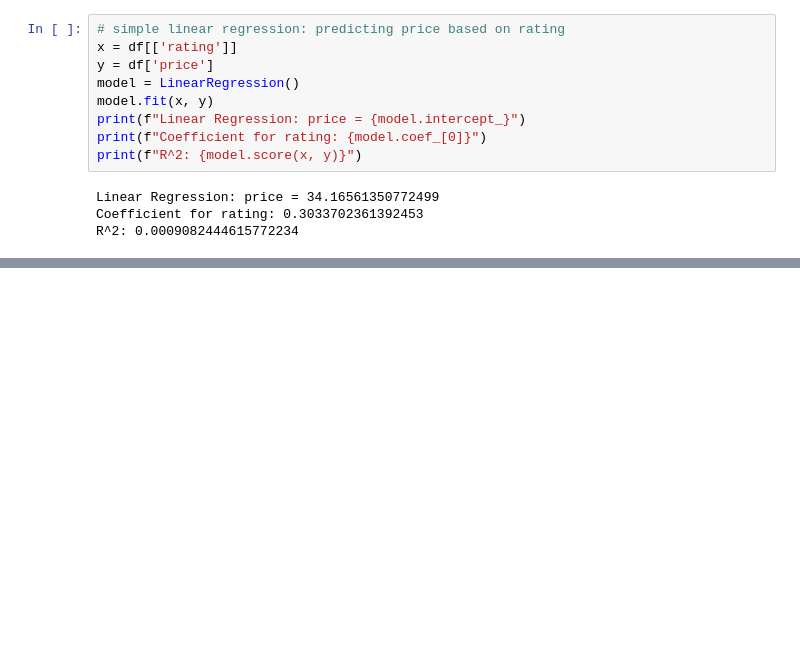
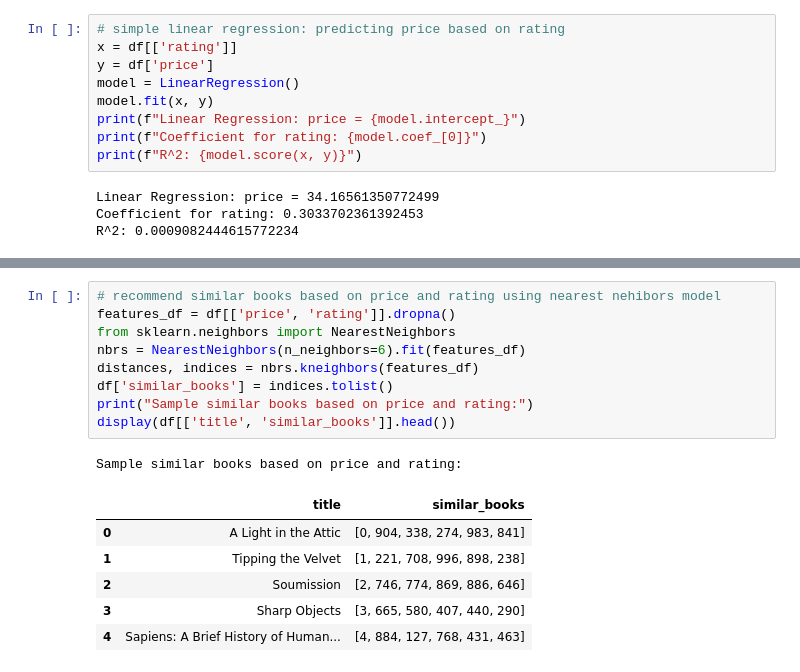
Before and after one commit to goyumsamuditha/project, a Jupyter notebook: question2_social_media_analysis/analysis/EDA_Analysis.ipynb, the cells around one changed output, grey strips where cells are left out. Saved outputs shown, nothing was run; the diff lists cells and outputs as text; blank space fills up the shorter version.

```diff
--- a/question2_social_media_analysis/analysis/EDA_Analysis.ipynb
+++ b/question2_social_media_analysis/analysis/EDA_Analysis.ipynb
@@ -87,0 +147,17 @@ R^2: 0.0009082444615772234
+# %%
+# recommend similar books based on price and rating using nearest nehibors model
+features_df = df[['price', 'rating']].dropna()
+from sklearn.neighbors import NearestNeighbors
+nbrs = NearestNeighbors(n_neighbors=6).fit(features_df)
+distances, indices = nbrs.kneighbors(features_df)
+df['similar_books'] = indices.tolist()
+print("Sample similar books based on price and rating:")
+display(df[['title', 'similar_books']].head())
+# %% [output]
+Sample similar books based on price and rating:
+|  | title | similar_books |
+| 0 | A Light in the Attic | [0, 904, 338, 274, 983, 841] |
+| 1 | Tipping the Velvet | [1, 221, 708, 996, 898, 238] |
+| 2 | Soumission | [2, 746, 774, 869, 886, 646] |
+| 3 | Sharp Objects | [3, 665, 580, 407, 440, 290] |
+| 4 | Sapiens: A Brief History of Human... | [4, 884, 127, 768, 431, 463] |
```
Also changed, not shown: parts of 6 cells of this notebook.
